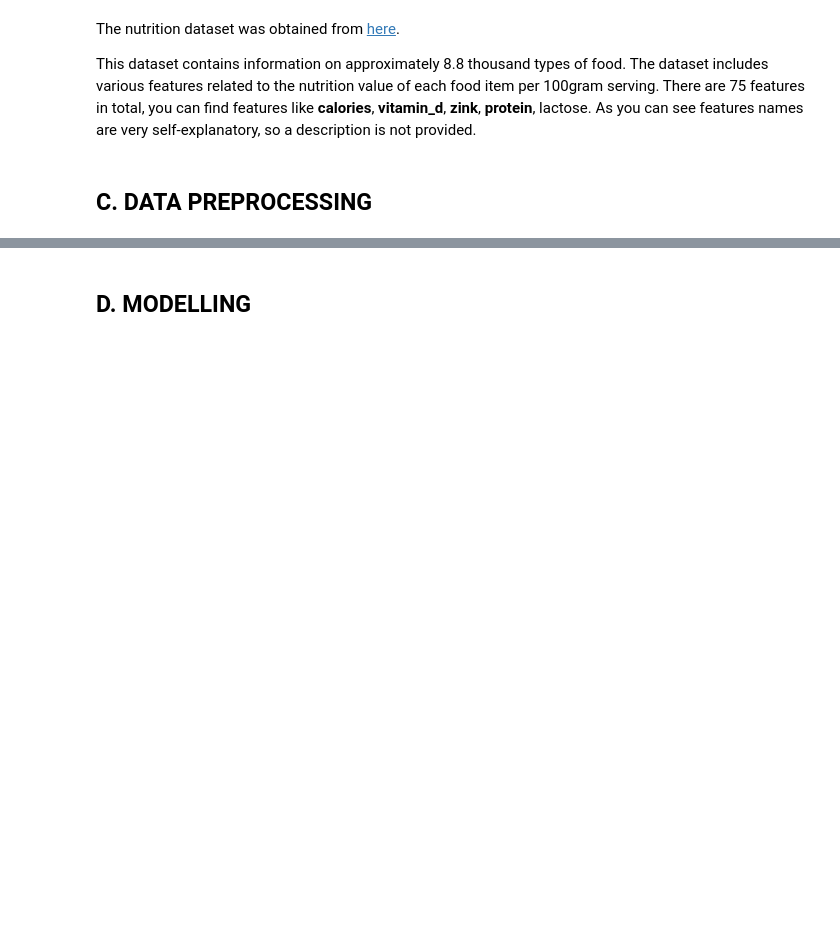
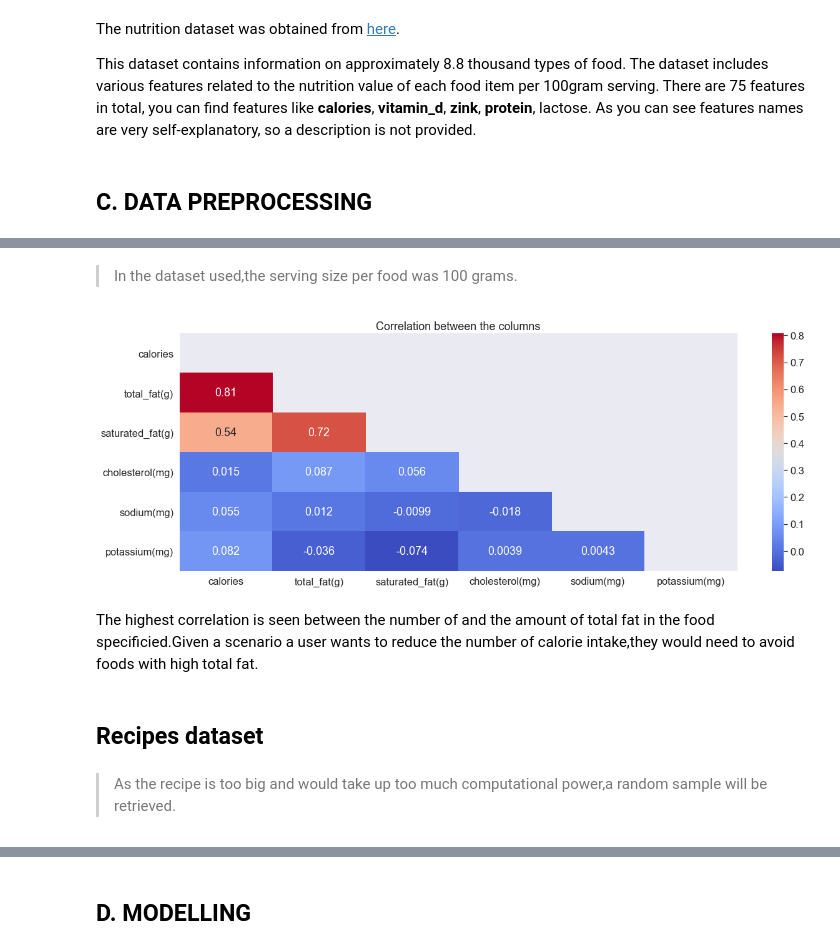
Before and after one commit to Wachira-2030/FoodMate, a Jupyter notebook: FoodMate.ipynb, the cells around one changed output, grey strips where cells are left out. Drawn from its saved outputs; the diff is of its cells as text; code cells hidden in the pictures; blank space fills up the shorter version.

```diff
--- a/FoodMate.ipynb
+++ b/FoodMate.ipynb
@@ -80,0 +334,22 @@ This dataset contains information on approximately 8.8 thousand types of food. T
+# %% [markdown]
+> In the dataset used,the serving size per food was 100 grams.
+# %%
+# Create a correlation matrix of the columns of interest
+corr_matrix = nutrition_df[['calories','total_fat(g)',
+       'saturated_fat(g)', 'cholesterol(mg)', 'sodium(mg)', 'potassium(mg)']].corr()
+mask = np.zeros_like(corr_matrix)
+mask[np.triu_indices_from(mask)] = True
+# Create the heatmap using seaborn
+plt.figure(figsize=(20,7))
+sns.heatmap(corr_matrix, annot=True, cmap='coolwarm',mask=mask)
+# Show the plot
+plt.title('Correlation between the columns')
+plt.show()
+# %% [output]
+[figure, added]
+# %% [markdown]
+ The highest correlation is seen between the number of and the amount of total fat in the food specificied.Given a scenario a user wants to reduce the number of calorie intake,they would need to avoid foods with high total fat.
+# %% [markdown]
+## Recipes dataset
+# %% [markdown]
+> As the recipe is too big and would take up too much computational power,a random sample will be retrieved.
```
Also changed, not shown: parts of 58 cells of this notebook.
